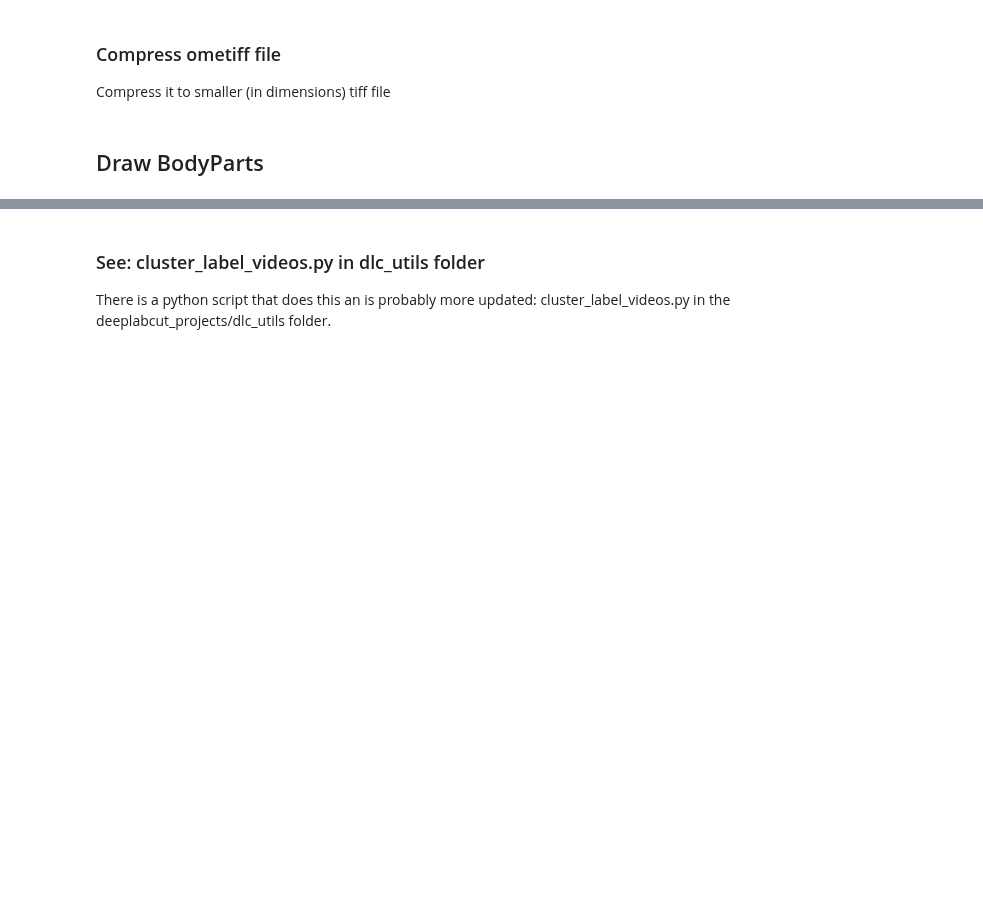
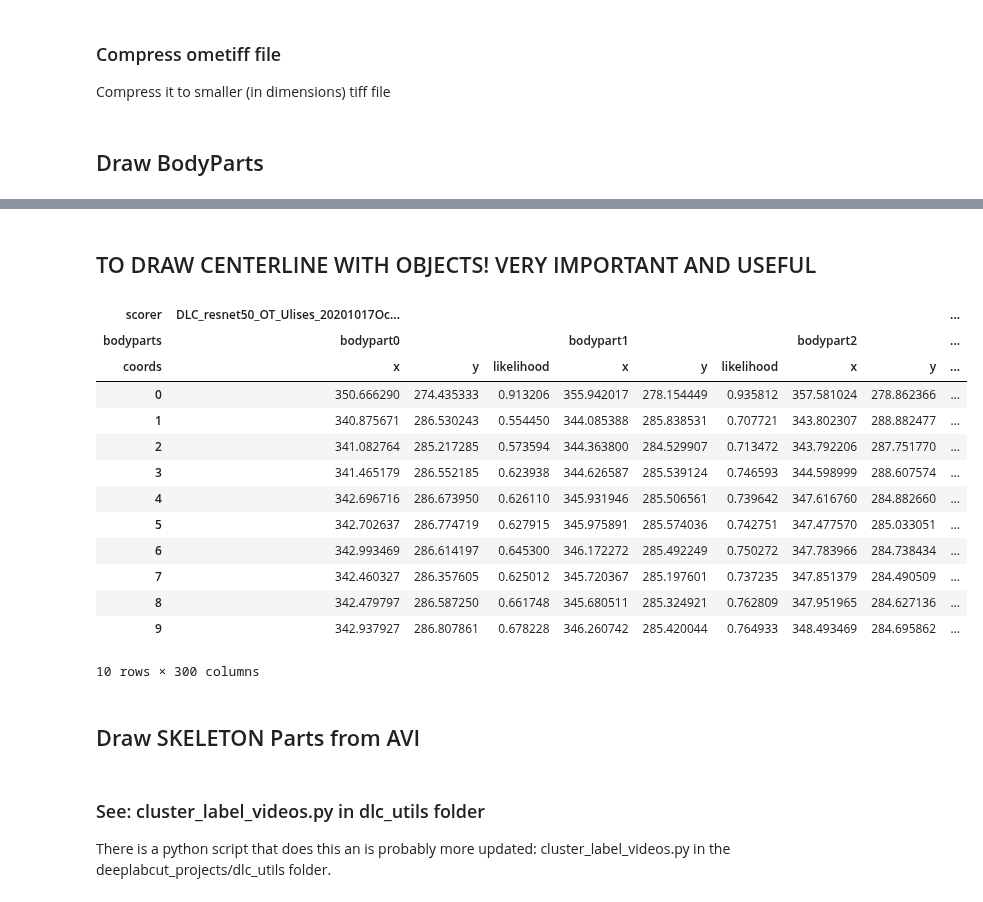
Before and after one commit to leonkontorovich/centerline_behavior_annotation, a Jupyter notebook: skeleton_utils.ipynb, the cells around one changed output, grey strips where cells are left out. Cells and saved outputs as stored; diff of their text form; code cells hidden in the pictures; blank space fills up the shorter version.

```diff
--- a/skeleton_utils.ipynb
+++ b/skeleton_utils.ipynb
@@ -202,4 +382,6 @@ for k, img in enumerate(new_video):
 
 #file variable contains the file name from few cells above
 tiff.imsave(output_path+'head_tail_annotation'+file+'.tiff',new_video, bigsize=True)
+# %% [markdown]
+## TO DRAW CENTERLINE WITH OBJECTS! VERY IMPORTANT AND USEFUL
 # %%
@@ -299,3 +420,22 @@ tiff.imsave(output_path+'bw_colored_output5_4.tiff',new_c_video)
+# %%
+df.head(10)
+# %% [output]
+| scorer | DLC_resnet50_OT_Ulises_20201017Oc... |  |  |  |  |  |  |  | ... |
+| bodyparts | bodypart0 |  |  | bodypart1 |  |  | bodypart2 |  | ... |
+| coords | x | y | likelihood | x | y | likelihood | x | y | ... |
+| 0 | 350.666290 | 274.435333 | 0.913206 | 355.942017 | 278.154449 | 0.935812 | 357.581024 | 278.862366 | ... |
+| 1 | 340.875671 | 286.530243 | 0.554450 | 344.085388 | 285.838531 | 0.707721 | 343.802307 | 288.882477 | ... |
+| 2 | 341.082764 | 285.217285 | 0.573594 | 344.363800 | 284.529907 | 0.713472 | 343.792206 | 287.751770 | ... |
+| 3 | 341.465179 | 286.552185 | 0.623938 | 344.626587 | 285.539124 | 0.746593 | 344.598999 | 288.607574 | ... |
+| 4 | 342.696716 | 286.673950 | 0.626110 | 345.931946 | 285.506561 | 0.739642 | 347.616760 | 284.882660 | ... |
+| 5 | 342.702637 | 286.774719 | 0.627915 | 345.975891 | 285.574036 | 0.742751 | 347.477570 | 285.033051 | ... |
+| 6 | 342.993469 | 286.614197 | 0.645300 | 346.172272 | 285.492249 | 0.750272 | 347.783966 | 284.738434 | ... |
+| 7 | 342.460327 | 286.357605 | 0.625012 | 345.720367 | 285.197601 | 0.737235 | 347.851379 | 284.490509 | ... |
+| 8 | 342.479797 | 286.587250 | 0.661748 | 345.680511 | 285.324921 | 0.762809 | 347.951965 | 284.627136 | ... |
+| 9 | 342.937927 | 286.807861 | 0.678228 | 346.260742 | 285.420044 | 0.764933 | 348.493469 | 284.695862 | ... |
+10 rows × 300 columns
+# %% [markdown]
+## Draw SKELETON Parts from AVI
 # %% [markdown]
 ### See: cluster_label_videos.py in dlc_utils folder
 There is a python script that does this an is probably more updated:
```
Also changed, not shown: parts of 31 cells of this notebook.
